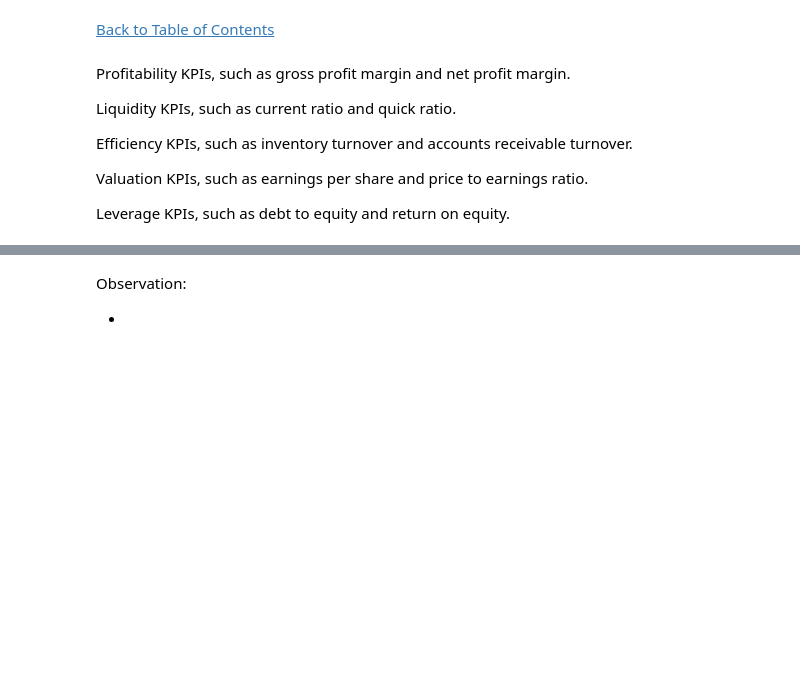
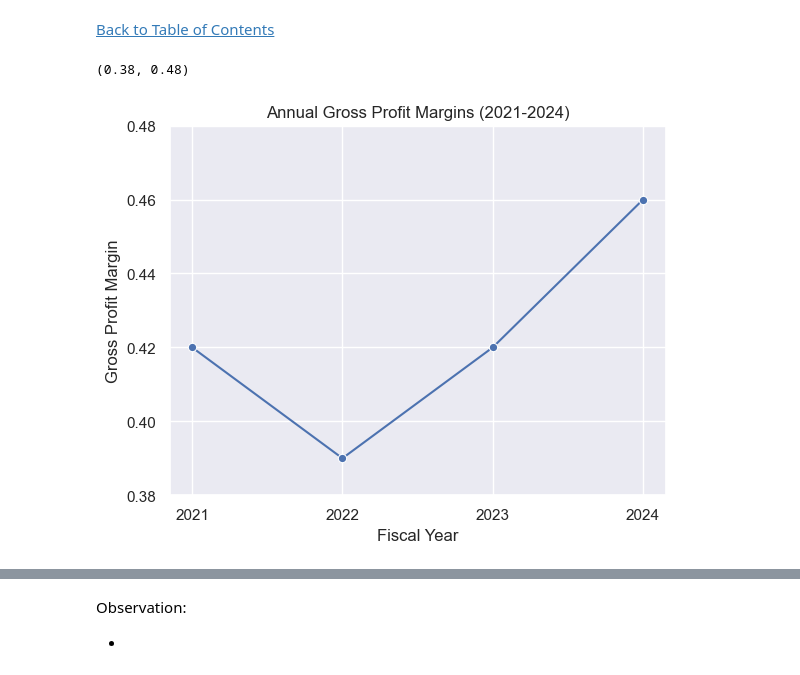
Before and after one commit to jasondo-da/NFLX_Financial_Analysis, a Jupyter notebook: nflx_financial_analysis.ipynb, the cells around one changed output, grey strips where cells are left out. Saved outputs shown, nothing was run; the diff lists cells and outputs as text; code cells hidden in the pictures; blank space fills up the shorter version.

```diff
--- a/nflx_financial_analysis.ipynb
+++ b/nflx_financial_analysis.ipynb
@@ -436,13 +475,16 @@ Observation:
 -
 # %% [markdown]
 [Back to Table of Contents](#back)
-# %% [markdown]
-Profitability KPIs, such as gross profit margin and net profit margin.
-
-Liquidity KPIs, such as current ratio and quick ratio.
-
-Efficiency KPIs, such as inventory turnover and accounts receivable turnover.
-
-Valuation KPIs, such as earnings per share and price to earnings ratio.
-
-Leverage KPIs, such as debt to equity and return on equity.
+# %%
+# Setting theme, figure size, and multiple plot spacing
+sns.set_theme(style='darkgrid')
+
+sns.lineplot(percentage_of_rev_is.iloc[36],  marker='o')
+plt.title('Annual Gross Profit Margins (2021-2024)')
+plt.xlabel('Fiscal Year')
+plt.xticks(np.arange(4), [2021, 2022, 2023, 2024])
+plt.ylabel('Gross Profit Margin')
+plt.ylim([0.38, 0.48])
+# %% [output]
+(0.38, 0.48)
+[figure, added]
```
Also changed, not shown: parts of 11 cells of this notebook.
